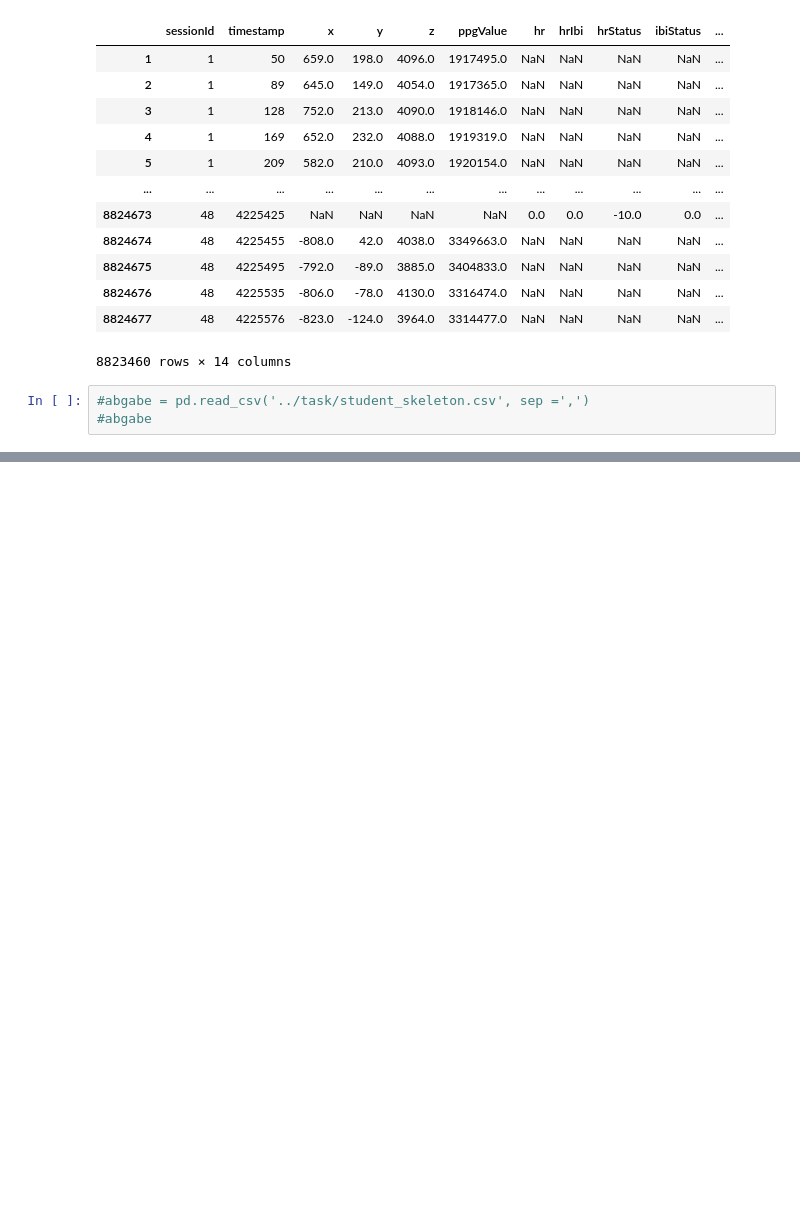
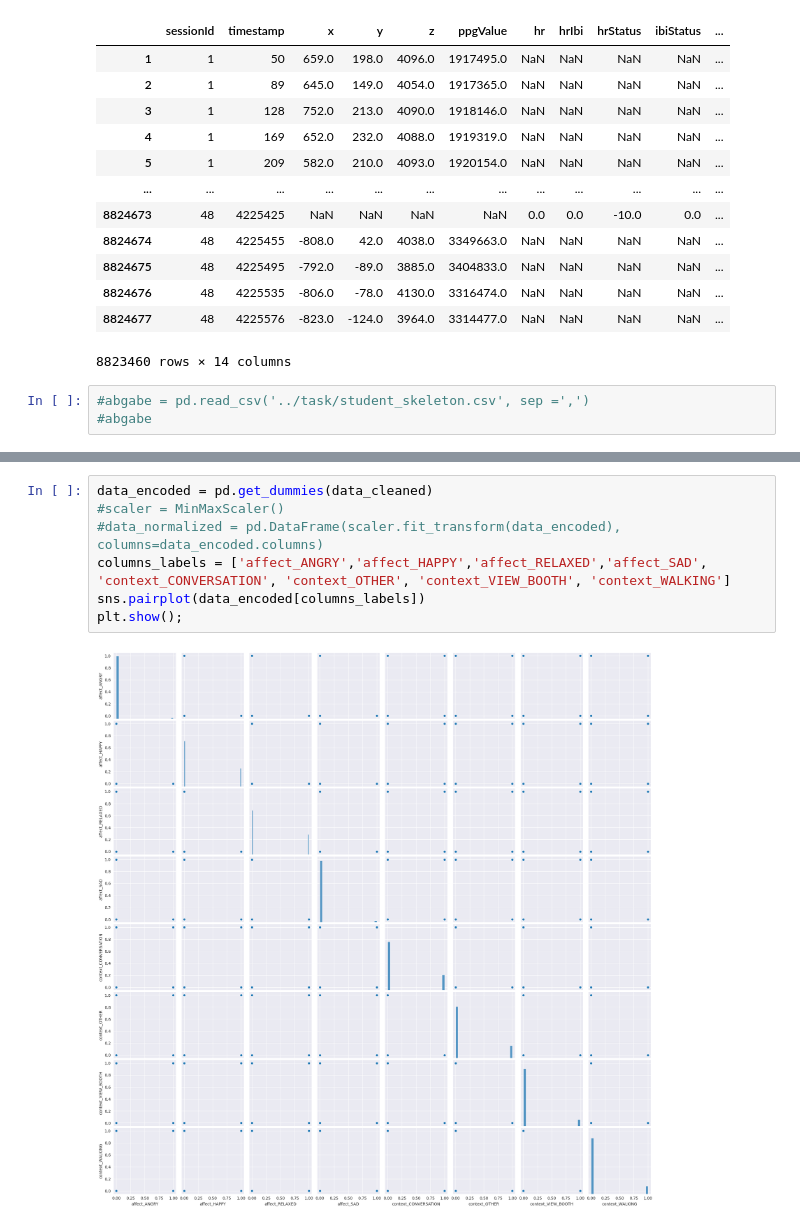
Before and after one commit to Wespe95/BBDC_2024, a Jupyter notebook: BBDC/BBDC_datenanalyse.ipynb, the cells around one changed output, grey strips where cells are left out. Cells and saved outputs as stored; diff of their text form; blank space fills up the shorter version.

```diff
--- a/BBDC/BBDC_datenanalyse.ipynb
+++ b/BBDC/BBDC_datenanalyse.ipynb
@@ -159,0 +226,9 @@ info
+# %%
+data_encoded = pd.get_dummies(data_cleaned)
+#scaler = MinMaxScaler()
+#data_normalized = pd.DataFrame(scaler.fit_transform(data_encoded), columns=data_encoded.columns)
+columns_labels = ['affect_ANGRY','affect_HAPPY','affect_RELAXED','affect_SAD', 'context_CONVERSATION', 'context_OTHER', 'context_VIEW_BOOTH', 'context_WALKING']
+sns.pairplot(data_encoded[columns_labels])
+plt.show();
+# %% [output]
+[figure, added]
```
Also changed, not shown: parts of 7 cells of this notebook.
